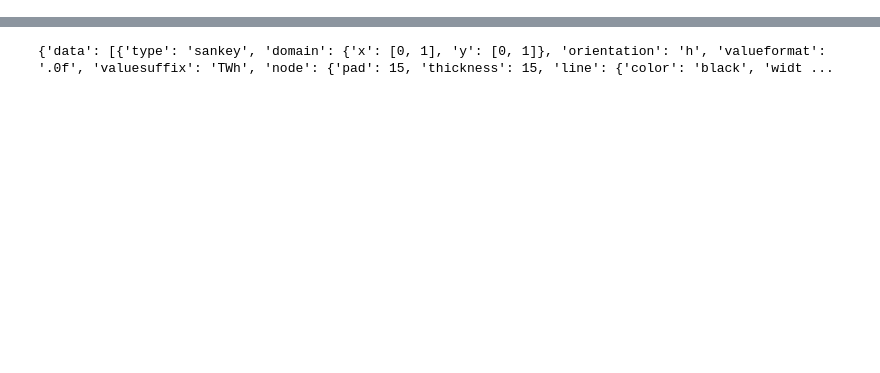
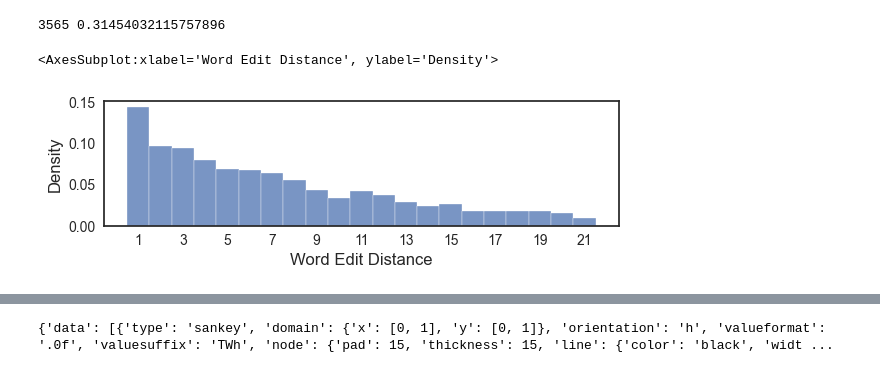
Before and after one commit to danton-nlp/GEF, a Jupyter notebook: iteration_changes.ipynb, the cells around one changed output, grey strips where cells are left out. Drawn from its saved outputs; the diff is of its cells as text; code cells hidden in the pictures; blank space fills up the shorter version.

```diff
--- a/iteration_changes.ipynb
+++ b/iteration_changes.ipynb
@@ -141,0 +133,27 @@ Text(0.5, 1.0, 'Token edit distance from baseline to corrected summary (N=100)')
+# %%
+import matplotlib as mpl
+sns.set_theme()
+sns.set_context("paper")
+mpl.style.use(["seaborn-white", "seaborn-paper"])
+# sns.set_style("white")
+plt.figure(figsize = (6,2))
+ax = sns.histplot(
+    edit_distances,
+    bins=np.arange(1, 23) - 0.5,
+    #bins=np.array([0, 1, 2, 3, 4, 5, 6, 11, 16, 21, 22]) - 0.5,
+    stat="density",
+    # kde=True,
+    # kde_kws={'clip': (1.5, 40)}
+)
+ax.set_xticks(range(1, 22, 2))
+ax.set_xlabel("Word Edit Distance", fontsize=12)
+ax.set_ylabel("Density", fontsize=12)
+plt.tick_params(axis='both', which='major', labelsize=10)
+plt.tight_layout()
+plt.savefig("plots/word_distance.pdf")
+print(len(edit_distances), len(edit_distances) / len(xsum_test))
+ax
+# %% [output]
+3565 0.31454032115757896
+<AxesSubplot:xlabel='Word Edit Distance', ylabel='Density'>
+[figure, added]
```
Also changed, not shown: parts of 11 cells of this notebook, 5 other files.
